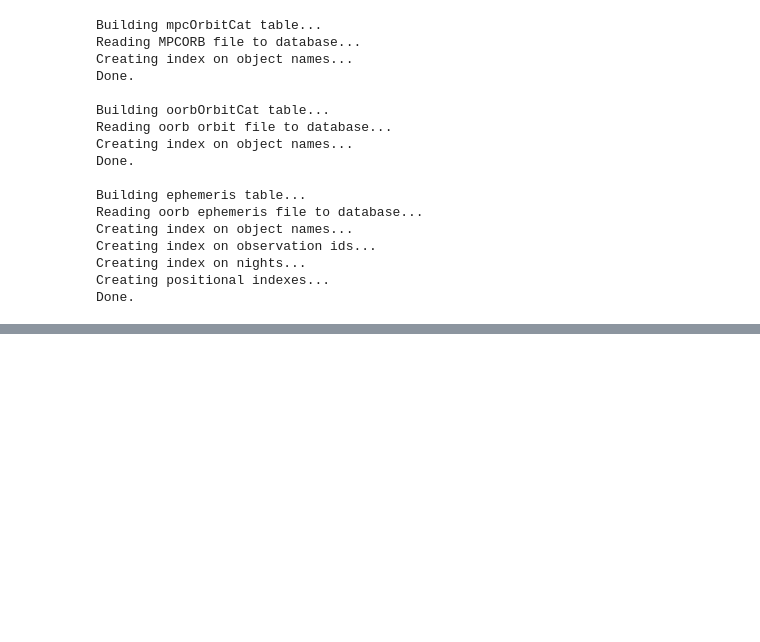
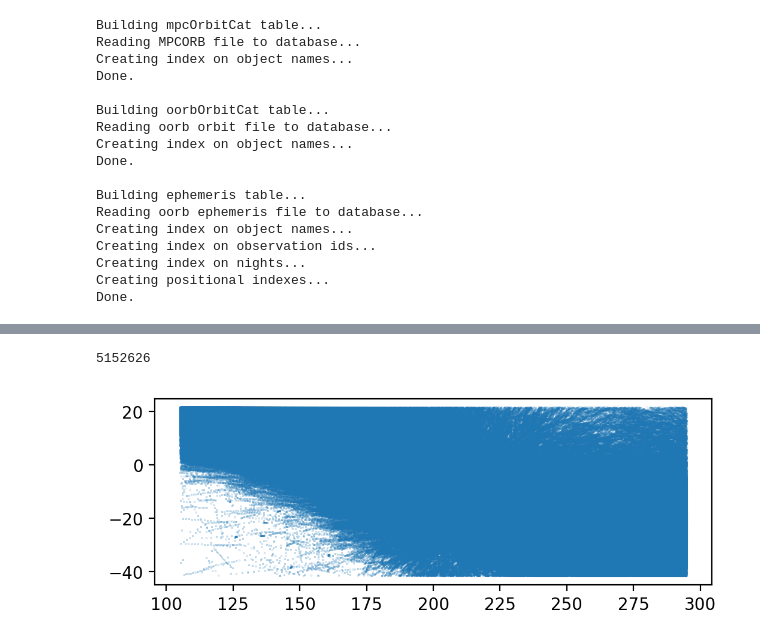
Before and after one commit to moeyensj/thor, a Jupyter notebook: notebooks/moreOorbWrappersAndSurveyBuilding.ipynb, the cells around one changed output, grey strips where cells are left out. Cells and saved outputs as stored; diff of their text form; code cells hidden in the pictures; blank space fills up the shorter version.

Commit message:
Added survey database and generation code to notebook, survey is ready to be used

```diff
--- a/notebooks/moreOorbWrappersAndSurveyBuilding.ipynb
+++ b/notebooks/moreOorbWrappersAndSurveyBuilding.ipynb
@@ -384,0 +406,4 @@ Done.
+# %%
+ephFiles = sorted(glob.glob("../../data/msst/msst*.eph"))
+# %%
+visitFiles = makeVisitFiles(survey, ephFiles, surveyName="msst", surveyDir="../../data/msst/", threads=30)
@@ -384,0 +493,2 @@ Done.
+# %%
+con = createSurveyDatabase("../../data/msst/msst_survey.db", visitFiles)
@@ -385,2 +498,2 @@ Done.
 # %%
-df = pd.read_sql("""SELECT * FROM mpcOrbitCat""", con)
+df = pd.read_sql("""SELECT * FROM observations""", con)
@@ -407,0 +500,10 @@ df
+# %%
+len(df)
+# %% [output]
+5152626
+# %%
+fig, ax = plt.subplots(1,1, dpi=200)
+ax.scatter(*df[["RA_deg", "Dec_deg"]].values.T, s=0.01)
+ax.set_aspect("equal")
+# %% [output]
+[figure, added]
```
Also changed, not shown: parts of 35 cells of this notebook.
